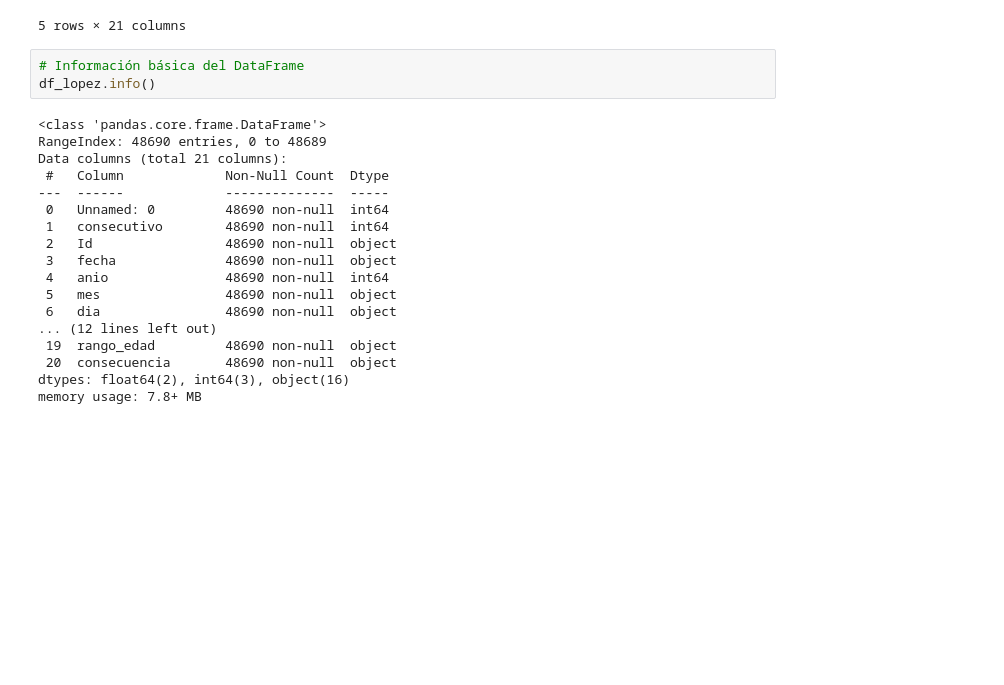
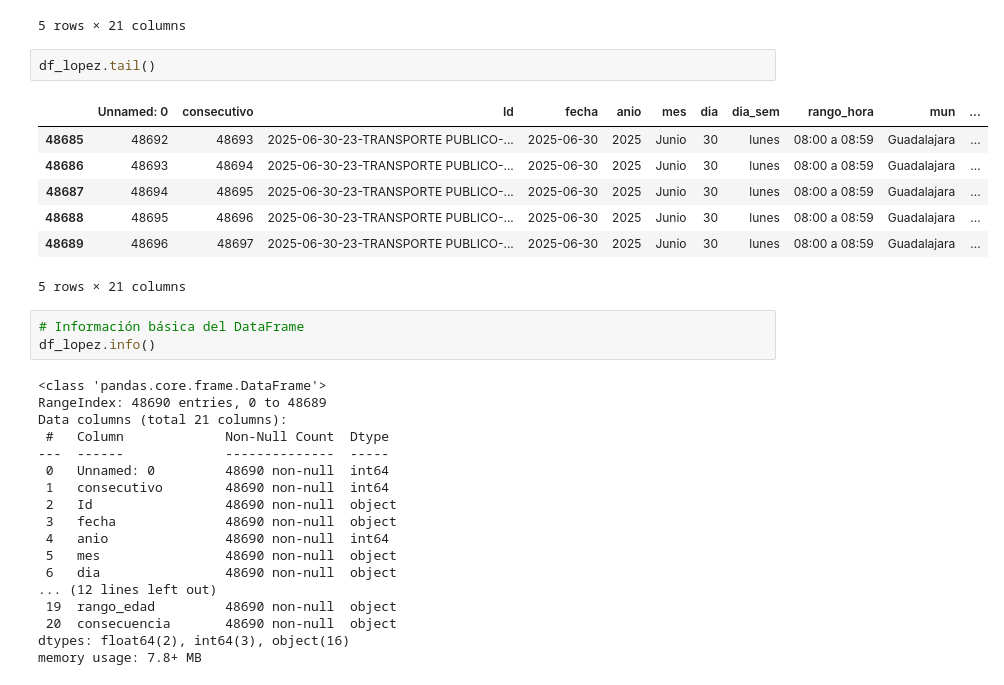
Before and after one commit to JamesKristofUbiarco/Project-Lopez-Matebros, a Jupyter notebook: exploracion_siniestralidad.ipynb, the cells around one changed output. Cells and saved outputs as stored; diff of their text form; blank space fills up the shorter version.

```diff
--- a/exploracion_siniestralidad.ipynb
+++ b/exploracion_siniestralidad.ipynb
@@ -82,6 +82,16 @@ df_lopez.head()
 | 3 | 4 | 4 | 2015-01-01-620850-SISCAV-08:00 A ... | 2015-01-01 | 2015 | Enero | 1 | jueves | 09:00 a 09:59 | San Pedro Tlaquepaque | ... |
 | 4 | 5 | 5 | 2015-01-01-622260-SISCAV-04:00 A ... | 2015-01-01 | 2015 | Enero | 1 | jueves | 05:00 a 05:59 | Guadalajara | ... |
 5 rows × 21 columns
+# %%
+df_lopez.tail()
+# %% [output]
+|  | Unnamed: 0 | consecutivo | Id | fecha | anio | mes | dia | dia_sem | rango_hora | mun | ... |
+| 48685 | 48692 | 48693 | 2025-06-30-23-TRANSPORTE PUBLICO-... | 2025-06-30 | 2025 | Junio | 30 | lunes | 08:00 a 08:59 | Guadalajara | ... |
+| 48686 | 48693 | 48694 | 2025-06-30-23-TRANSPORTE PUBLICO-... | 2025-06-30 | 2025 | Junio | 30 | lunes | 08:00 a 08:59 | Guadalajara | ... |
+| 48687 | 48694 | 48695 | 2025-06-30-23-TRANSPORTE PUBLICO-... | 2025-06-30 | 2025 | Junio | 30 | lunes | 08:00 a 08:59 | Guadalajara | ... |
+| 48688 | 48695 | 48696 | 2025-06-30-23-TRANSPORTE PUBLICO-... | 2025-06-30 | 2025 | Junio | 30 | lunes | 08:00 a 08:59 | Guadalajara | ... |
+| 48689 | 48696 | 48697 | 2025-06-30-23-TRANSPORTE PUBLICO-... | 2025-06-30 | 2025 | Junio | 30 | lunes | 08:00 a 08:59 | Guadalajara | ... |
+5 rows × 21 columns
 # %%
 # Información básica del DataFrame
 df_lopez.info()
```
Also changed, not shown: parts of 5 cells of this notebook, 1 other file.
